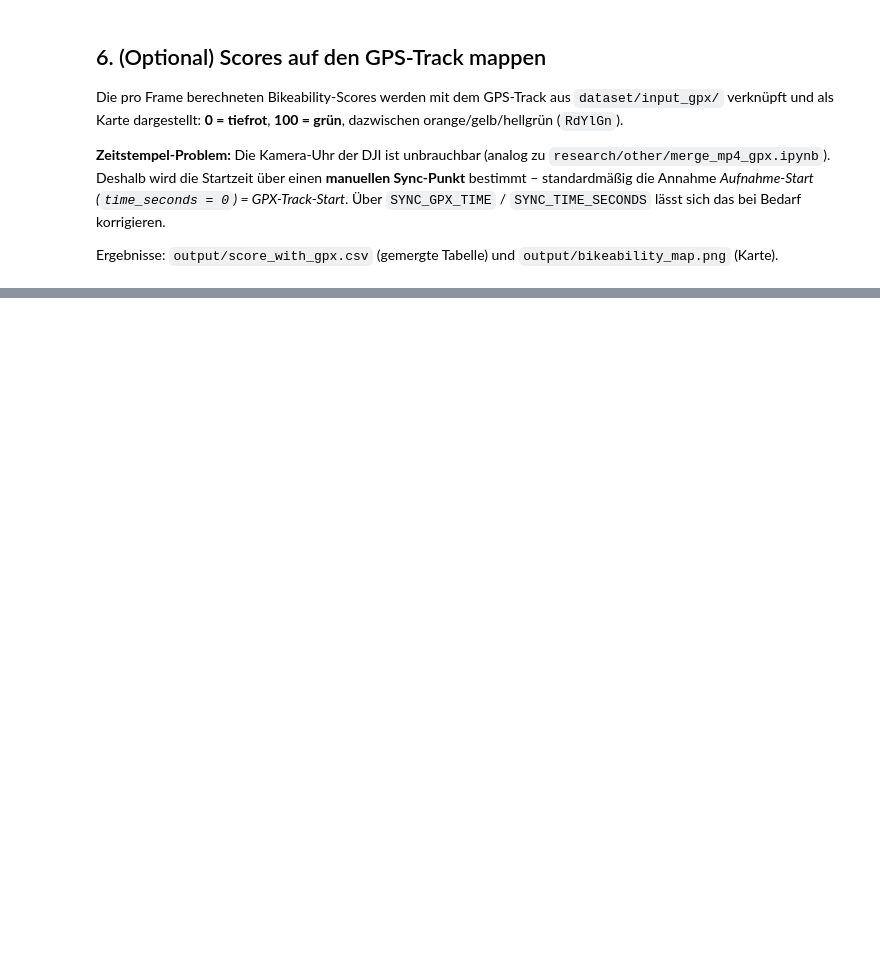
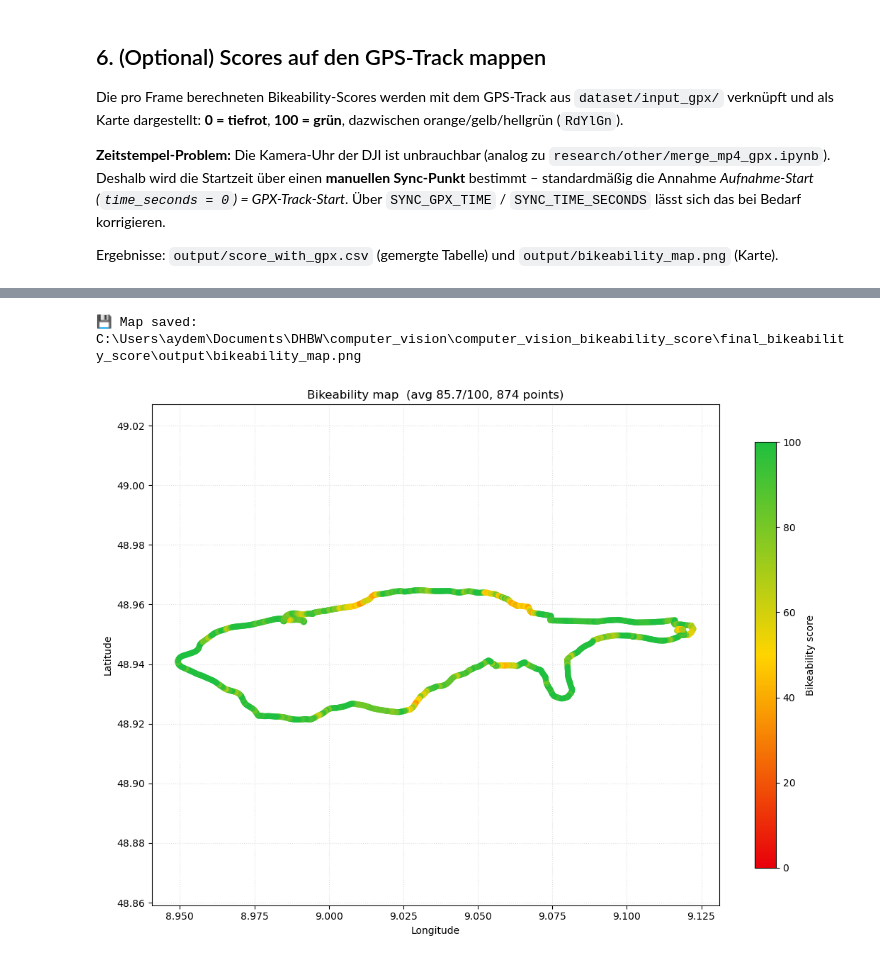
Before and after one commit to BuenyA/computer_vision_bikeability_score, a Jupyter notebook: final_bikeability_score/bikeability_score.ipynb, the cells around one changed output, grey strips where cells are left out. Drawn from its saved outputs; the diff is of its cells as text; code cells hidden in the pictures; blank space fills up the shorter version.

```diff
--- a/final_bikeability_score/bikeability_score.ipynb
+++ b/final_bikeability_score/bikeability_score.ipynb
@@ -526,7 +526,11 @@ print(f"Aufnahme-Start (t=0, UTC): {video_start_utc}")
 score_df["time"] = video_start_utc + pd.to_timedelta(score_df["time_seconds"], unit="s")
 
 # --- Nearest-Match Score-Frame <-> GPX-Punkt -------------------------------------
+# Beide time-Spalten auf dieselbe Auflösung (ns) bringen – merge_asof verlangt
+# identische dtypes (GPX kommt als us, Score als ns).
+score_df["time"] = score_df["time"].astype("datetime64[ns, UTC]")
 gpx_match = gpx.copy()
+gpx_match["time"] = gpx_match["time"].astype("datetime64[ns, UTC]")
 gpx_match["gpx_time"] = gpx_match["time"]
 
 merged = pd.merge_asof(
@@ -549,0 +570,58 @@ merged[["frame_name", "time_seconds", "time", "lat", "lon", "score"]].head()
+# %%
+# --- Draw the bikeability map ----------------------------------------------------
+from matplotlib.collections import LineCollection
+from matplotlib.colors import LinearSegmentedColormap, Normalize
+
+# Only plot points that were matched to a valid GPS position.
+plot_df = merged.dropna(subset=["lat", "lon"]).sort_values("time").copy()
+if plot_df.empty:
+    raise ValueError("No score points with a GPS position - cannot build the map.")
+
+# Custom colormap: bright red -> yellow -> bright green (0 = bad, 100 = good).
+bikeability_cmap = LinearSegmentedColormap.from_list(
+    "bikeability", ["#e8000b", "#ffd500", "#1fbf3f"]
+)
+norm = Normalize(vmin=0, vmax=100)
+
+lons = plot_df["lon"].to_numpy()
+lats = plot_df["lat"].to_numpy()
+scores = plot_df["score"].to_numpy()
+
+fig, ax = plt.subplots(figsize=(11, 8))
+
+# Full GPX track as a thin grey line in the background.
+ax.plot(gpx["lon"], gpx["lat"], color="lightgray", linewidth=1.2, zorder=1)
+
+# Smooth colored ribbon: one continuous line colored by score, no markers.
+points = np.array([lons, lats]).T.reshape(-1, 1, 2)
+segments = np.concatenate([points[:-1], points[1:]], axis=1)
+seg_scores = (scores[:-1] + scores[1:]) / 2.0  # color each segment by mean score
+lc = LineCollection(
+    segments,
+    cmap=bikeability_cmap,
+    norm=norm,
+    linewidths=6,
+    capstyle="round",
+    joinstyle="round",
+    zorder=2,
+)
+lc.set_array(seg_scores)
+ax.add_collection(lc)
+
+cbar = fig.colorbar(lc, ax=ax, shrink=0.85)
+cbar.set_label("Bikeability score")
+
+ax.set_title(f"Bikeability map  (avg {scores.mean():.1f}/100, {len(plot_df)} points)")
+ax.set_xlabel("Longitude")
+ax.set_ylabel("Latitude")
+ax.set_aspect("equal", adjustable="datalim")
+ax.margins(0.05)
+ax.grid(True, linestyle=":", alpha=0.4)
+
+fig.tight_layout()
+fig.savefig(PLOT_PATH, dpi=150, bbox_inches="tight")
+print(f"💾 Map saved: {PLOT_PATH.resolve()}")
+plt.show()
+# %% [output]
+💾 Map saved: C:\Users\aydem\Documents\DHBW\computer_vision\computer_vision_bikeability_score\final_bikeability_score\output\bikeability_map.png
+[figure, added]
```
Also changed, not shown: parts of 2 cells of this notebook, 11 other files.
